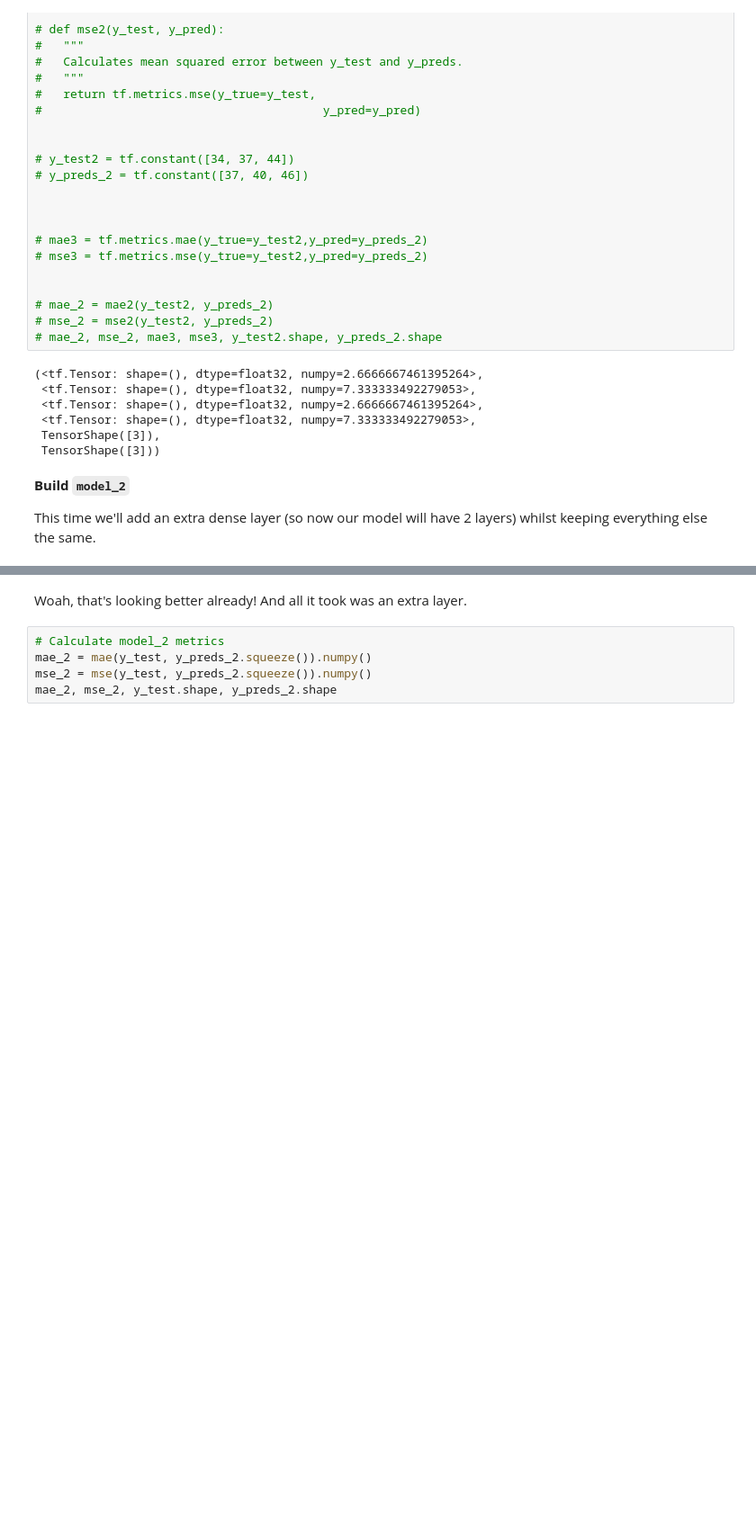
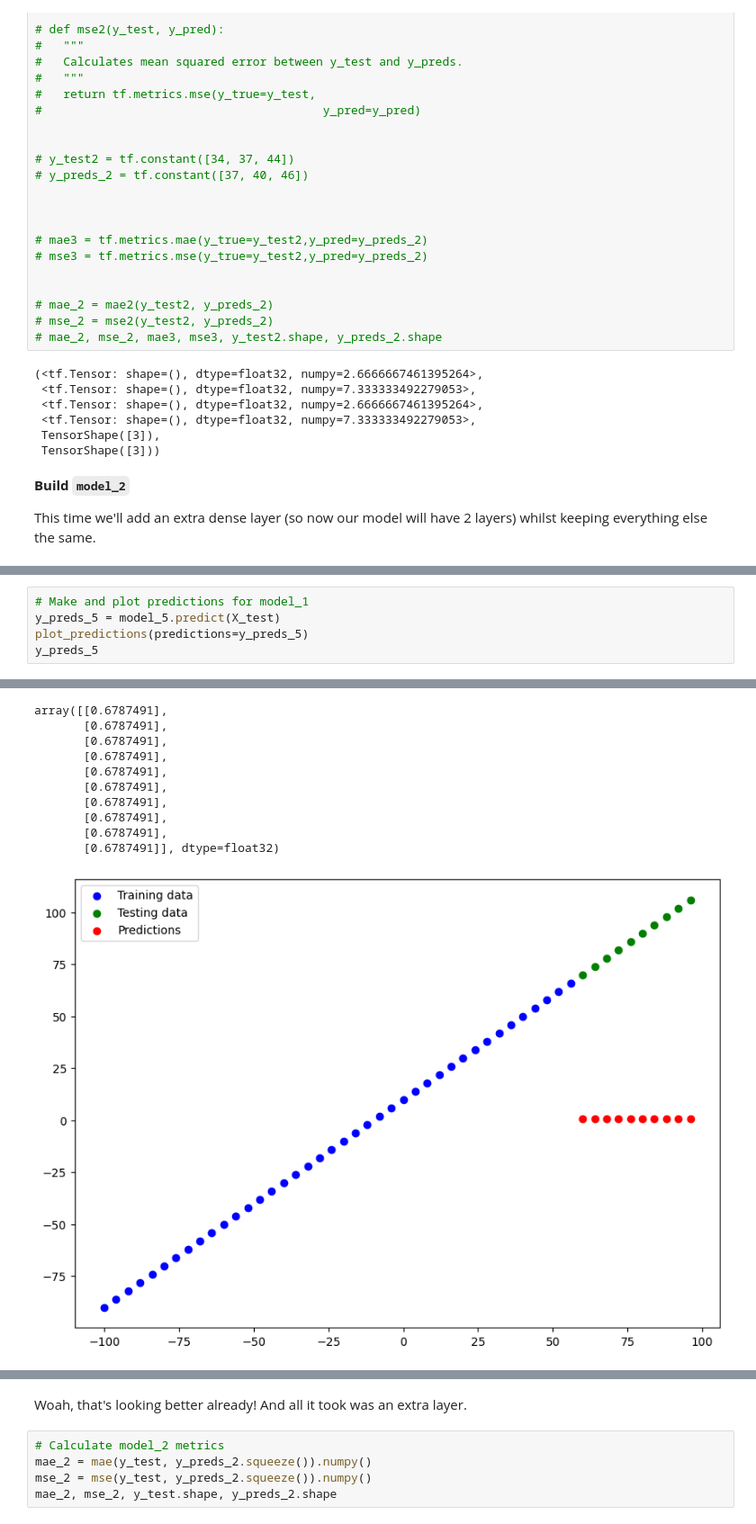
Before and after one commit to OCR-tech/tensorflow-deep-learning, a Jupyter notebook: 01_neural_network_regression_in_tensorflow1.ipynb, the cells around one changed output, grey strips where cells are left out. Shown at 90% size. Saved outputs shown, nothing was run; the diff lists cells and outputs as text; blank space fills up the shorter version.

```diff
--- a/01_neural_network_regression_in_tensorflow1.ipynb
+++ b/01_neural_network_regression_in_tensorflow1.ipynb
@@ -908,0 +929,6 @@ This time we'll add an extra dense layer (so now our model will have 2 layers) w
+# %%
+# Make and plot predictions for model_1
+y_preds_5 = model_5.predict(X_test)
+plot_predictions(predictions=y_preds_5)
+y_preds_5
+# %% [output]
@@ -909,3 +936,14 @@ This time we'll add an extra dense layer (so now our model will have 2 layers) w
+array([[0.6787491],
+       [0.6787491],
+       [0.6787491],
+       [0.6787491],
+       [0.6787491],
+       [0.6787491],
+       [0.6787491],
+       [0.6787491],
+       [0.6787491],
+       [0.6787491]], dtype=float32)
+[figure, added]
 # %%
 # Set random seed
 tf.random.set_seed(42)
```
Also changed, not shown: parts of 13 cells of this notebook.
